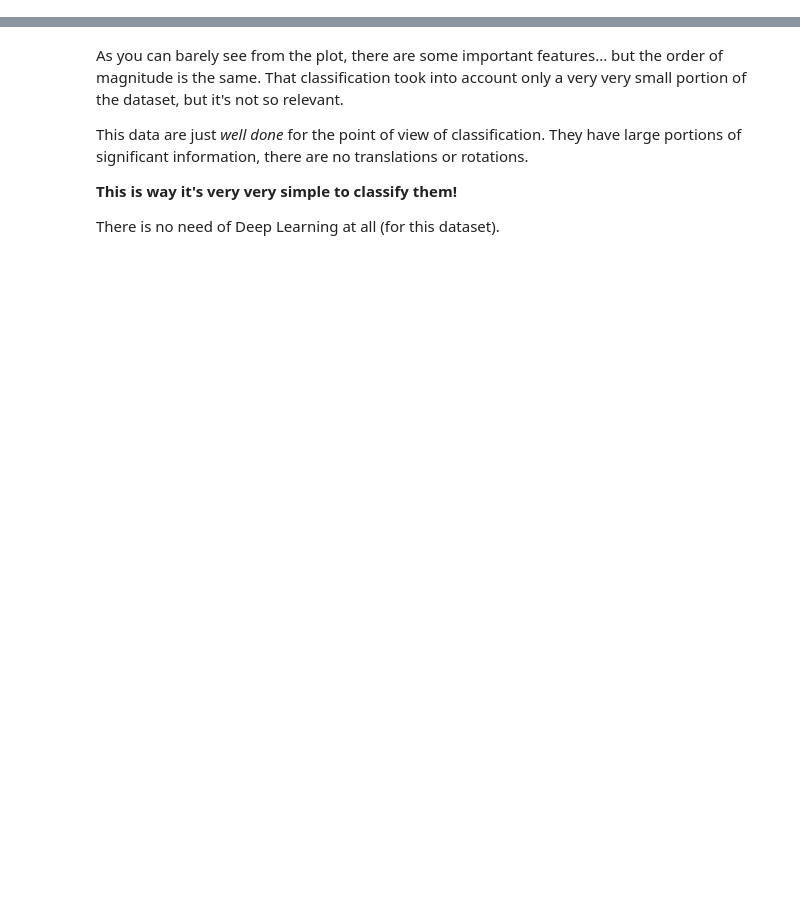
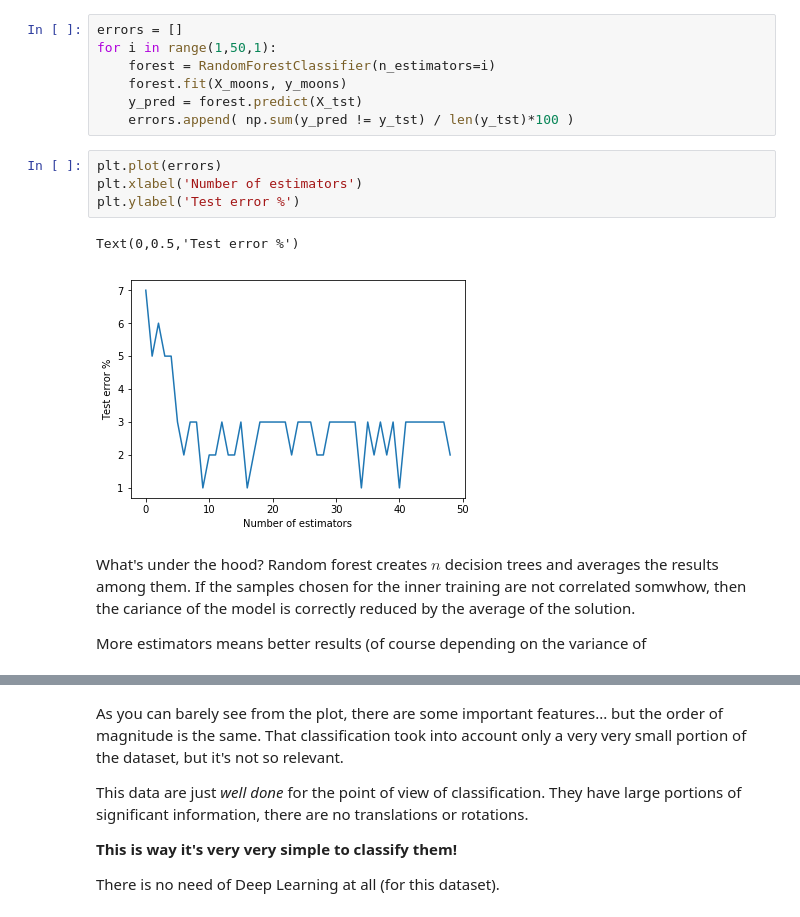
Before and after one commit to zangobot/FittingMemes, a Jupyter notebook: Why?.ipynb, the cells around one changed output, grey strips where cells are left out. Cells and saved outputs as stored; diff of their text form; blank space fills up the shorter version.

```diff
--- a/Why?.ipynb
+++ b/Why?.ipynb
@@ -13,2 +38,20 @@ How the weights are distributed?
+# %%
+errors = []
+for i in range(1,50,1):
+    forest = RandomForestClassifier(n_estimators=i)
+    forest.fit(X_moons, y_moons)
+    y_pred = forest.predict(X_tst)
+    errors.append( np.sum(y_pred != y_tst) / len(y_tst)*100 )
+# %%
+plt.plot(errors)
+plt.xlabel('Number of estimators')
+plt.ylabel('Test error %')
+# %% [output]
+Text(0,0.5,'Test error %')
+[figure, added]
+# %% [markdown]
+What's under the hood? Random forest creates $n$ decision trees and averages the results among them. If the samples chosen for the inner training are not correlated somwhow, then the cariance of the model is correctly reduced by the average of the solution.
+
+More estimators means better results (of course depending on the variance of
 # %%
 from data_generator import  train_test_split, generate_mapping, create_dataset
```
Also changed, not shown: parts of 4 cells of this notebook.
